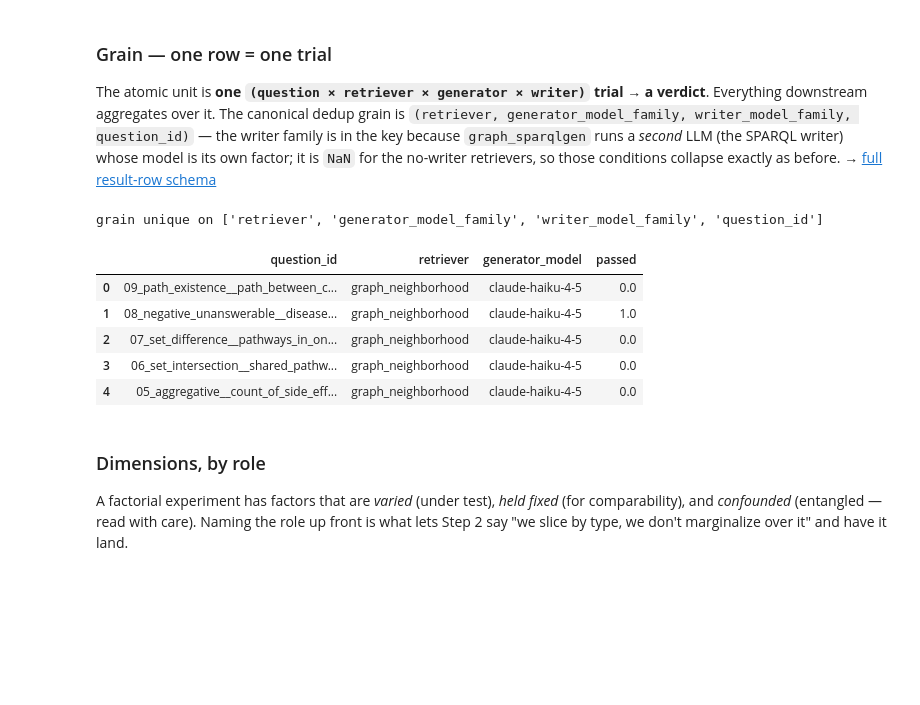
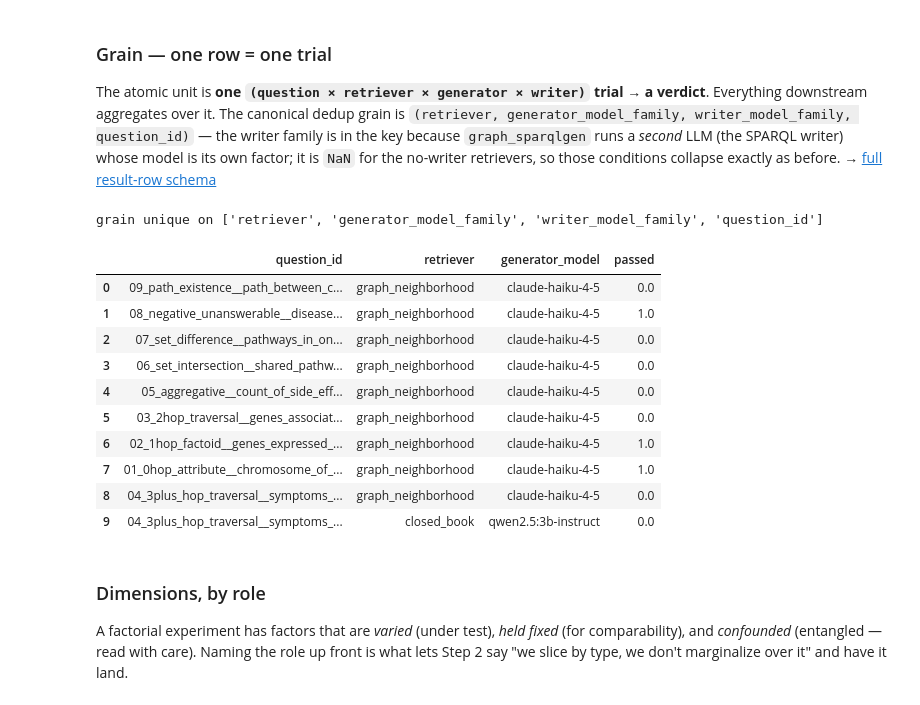
Before and after one commit to joseph-higaki/biomedical-rag-bench, a Jupyter notebook: eval/analysis/explore.ipynb, the cells around one changed output. Drawn from its saved outputs; the diff is of its cells as text; code cells hidden in the pictures; blank space fills up the shorter version.

```diff
--- a/eval/analysis/explore.ipynb
+++ b/eval/analysis/explore.ipynb
@@ -42,16 +42,21 @@ it is `NaN` for the no-writer retrievers, so those conditions collapse exactly a
 # %%
 key = ["retriever", "generator_model_family", "writer_model_family", "question_id"]
 assert not df.duplicated(key).any(), "grain not unique — dedup bug in load.py"
 print("grain unique on", key)
-df[["question_id", "retriever", "generator_model", "passed"]].head(5)
+df[["question_id", "retriever", "generator_model", "passed"]].head(10)
 # %% [output]
 grain unique on ['retriever', 'generator_model_family', 'writer_model_family', 'question_id']
 |  | question_id | retriever | generator_model | passed |
 | 0 | 09_path_existence__path_between_c... | graph_neighborhood | claude-haiku-4-5 | 0.0 |
 | 1 | 08_negative_unanswerable__disease... | graph_neighborhood | claude-haiku-4-5 | 1.0 |
 | 2 | 07_set_difference__pathways_in_on... | graph_neighborhood | claude-haiku-4-5 | 0.0 |
 | 3 | 06_set_intersection__shared_pathw... | graph_neighborhood | claude-haiku-4-5 | 0.0 |
 | 4 | 05_aggregative__count_of_side_eff... | graph_neighborhood | claude-haiku-4-5 | 0.0 |
+| 5 | 03_2hop_traversal__genes_associat... | graph_neighborhood | claude-haiku-4-5 | 0.0 |
+| 6 | 02_1hop_factoid__genes_expressed_... | graph_neighborhood | claude-haiku-4-5 | 1.0 |
+| 7 | 01_0hop_attribute__chromosome_of_... | graph_neighborhood | claude-haiku-4-5 | 1.0 |
+| 8 | 04_3plus_hop_traversal__symptoms_... | graph_neighborhood | claude-haiku-4-5 | 0.0 |
+| 9 | 04_3plus_hop_traversal__symptoms_... | closed_book | qwen2.5:3b-instruct | 0.0 |
 # %% [markdown]
 ### Dimensions, by role
 
```
Also changed, not shown: parts of 16 cells of this notebook.
